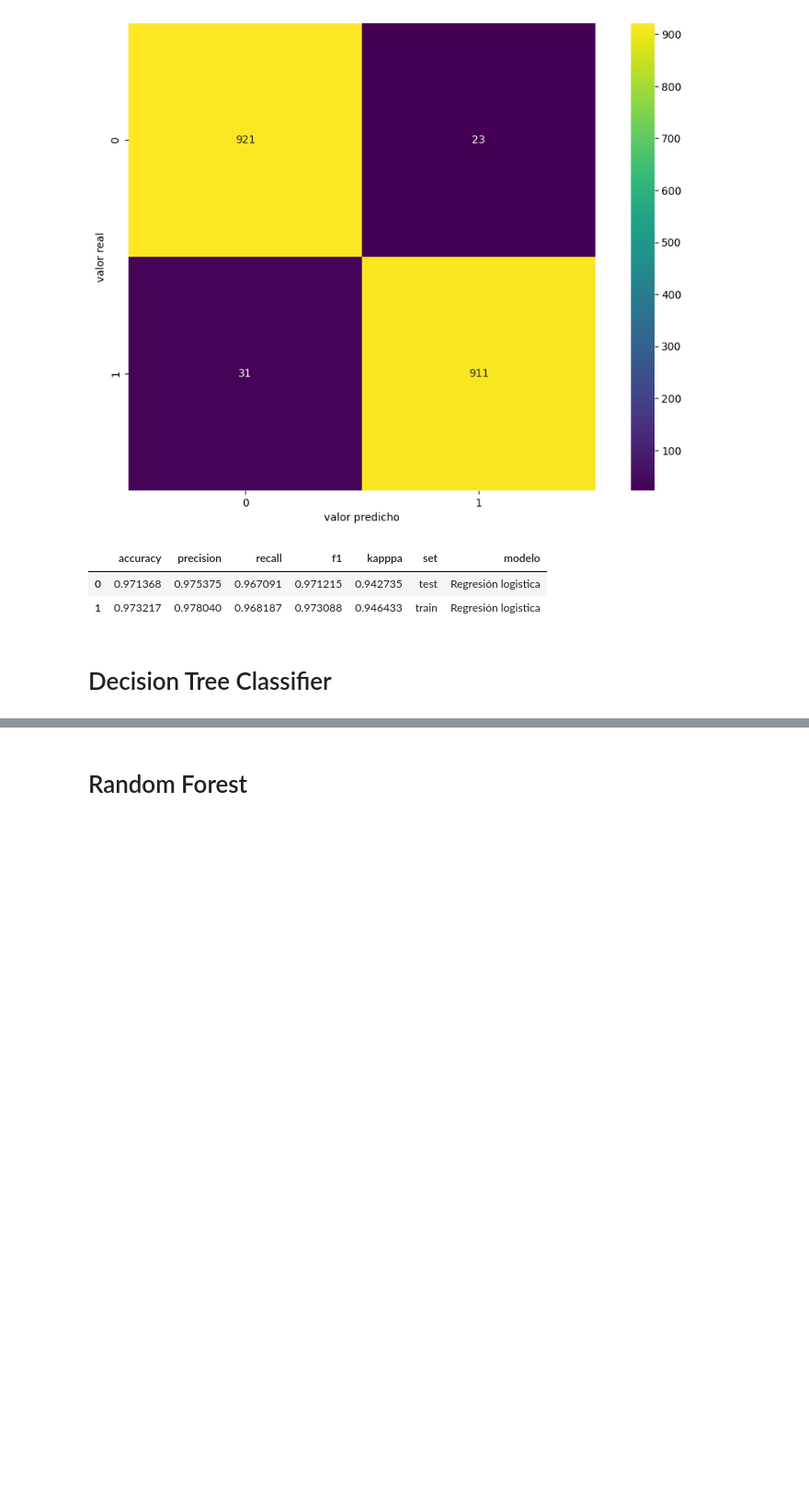
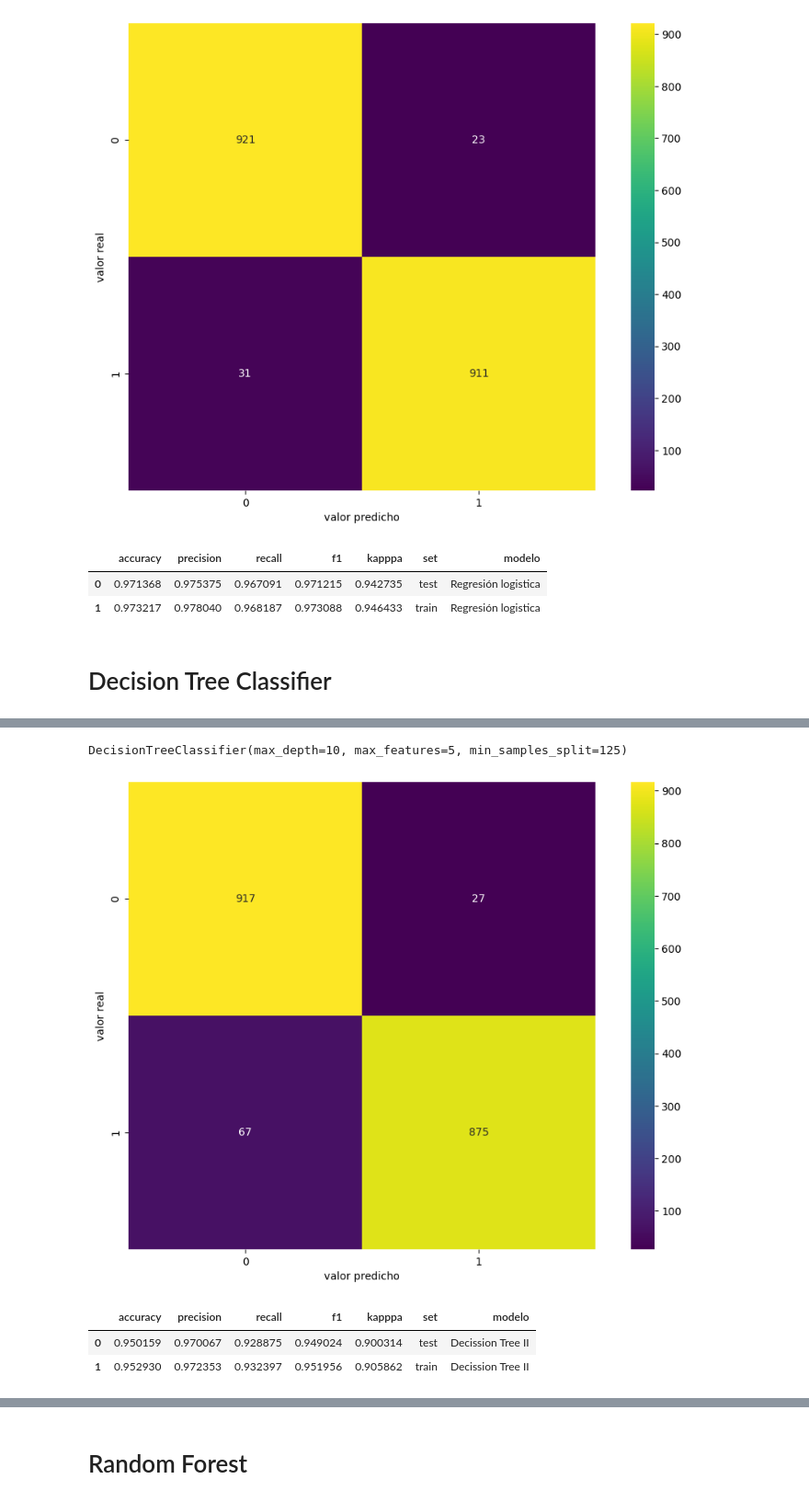
Before and after one commit to luceromendozab/Churn_Project, a Jupyter notebook: notebooks/Ajuste de modelo Variable Respuesta Balanceada.ipynb, the cells around one changed output, grey strips where cells are left out. Shown: that part at 92% size. Cells and saved outputs as stored; diff of their text form; code cells hidden in the pictures; blank space fills up the shorter version.

```diff
--- a/notebooks/Ajuste de modelo Variable Respuesta Balanceada.ipynb
+++ b/notebooks/Ajuste de modelo Variable Respuesta Balanceada.ipynb
@@ -172,0 +200,20 @@ results_logistic
+# %%
+# Grid de hiperparámetros evaluados
+# ==============================================================================
+param = {"max_depth": [2,3,4,6,8,10,11,12,13,14,15,16,17,18,19],
+         "min_samples_split": [25,50, 100, 125, 150, 200, 250],
+         "max_features": [1,2,3,4,5],
+         "min_samples_leaf": [25, 50, 100, 125, 150, 200, 250]}
+
+# Búsqueda por grid search con validación cruzada
+# ==============================================================================
+arbol2 = GridSearchCV(
+        estimator = DecisionTreeClassifier(),
+        param_grid = param,
+        n_jobs = -1,
+        verbose = 1,
+        cv = 10,
+        return_train_score = True,
+        scoring = "neg_mean_squared_error")
+# %%
+arbol2.fit(X_train, y_train)
@@ -172,0 +246,22 @@ results_logistic
+# %%
+# creamos el modelo con los mejores parámetros para hacer las predicciones
+arbol3 = DecisionTreeClassifier( max_depth =  10, max_features=5, min_samples_split=125)
+arbol3.fit(X_train,y_train)
+# %% [output]
+DecisionTreeClassifier(max_depth=10, max_features=5, min_samples_split=125)
+# %%
+# hacemos las predicciones para el train y el test
+y_pred_arbol_test= arbol3.predict(X_test)
+y_pred_arbol_train= arbol3.predict(X_train)
+# %%
+matriz_arbol = matriz_confusion(y_test, y_pred_arbol_test, y_test.shape[0])
+matriz_arbol
+# %% [output]
+[figure, added]
+# %%
+results_decission_tree2 =  metricas(y_test, y_pred_arbol_test, y_train, y_pred_arbol_train, "Decission Tree II")
+results_decission_tree2
+# %% [output]
+|  | accuracy | precision | recall | f1 | kapppa | set | modelo |
+| 0 | 0.950159 | 0.970067 | 0.928875 | 0.949024 | 0.900314 | test | Decission Tree II |
+| 1 | 0.952930 | 0.972353 | 0.932397 | 0.951956 | 0.905862 | train | Decission Tree II |
```
Also changed, not shown: parts of 21 cells of this notebook, 1 other file.
